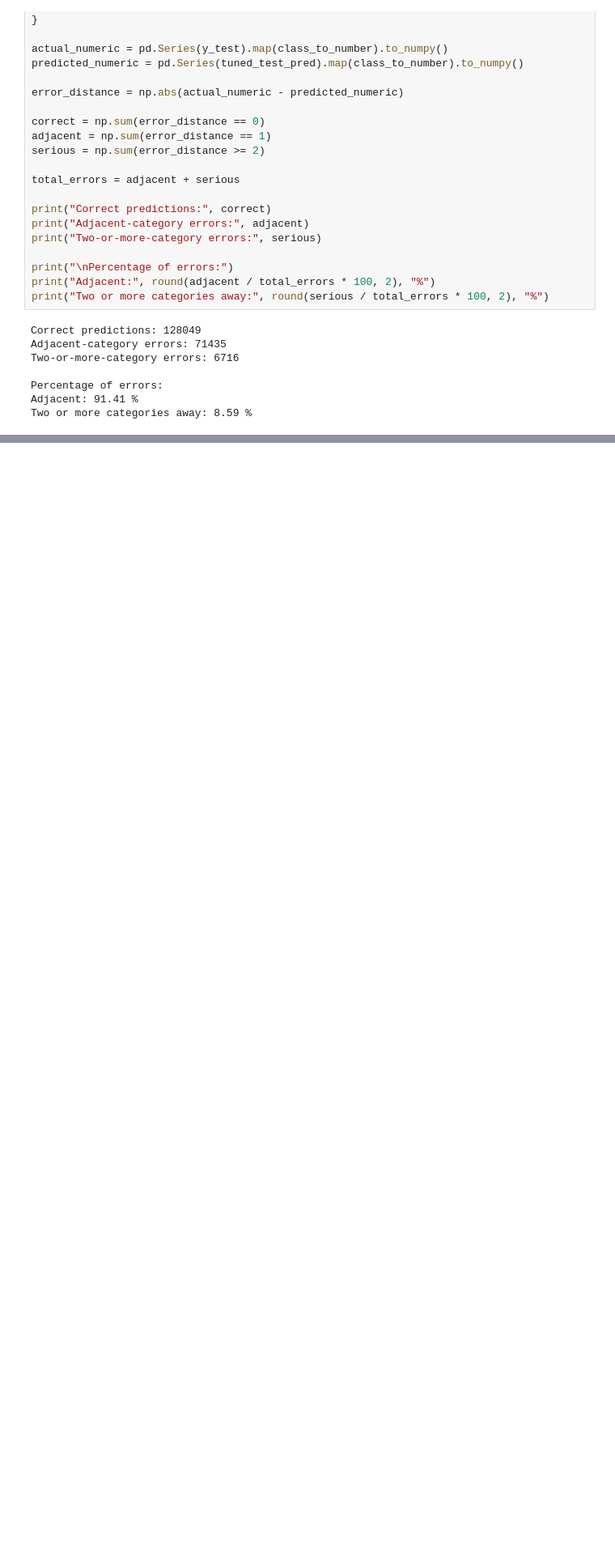
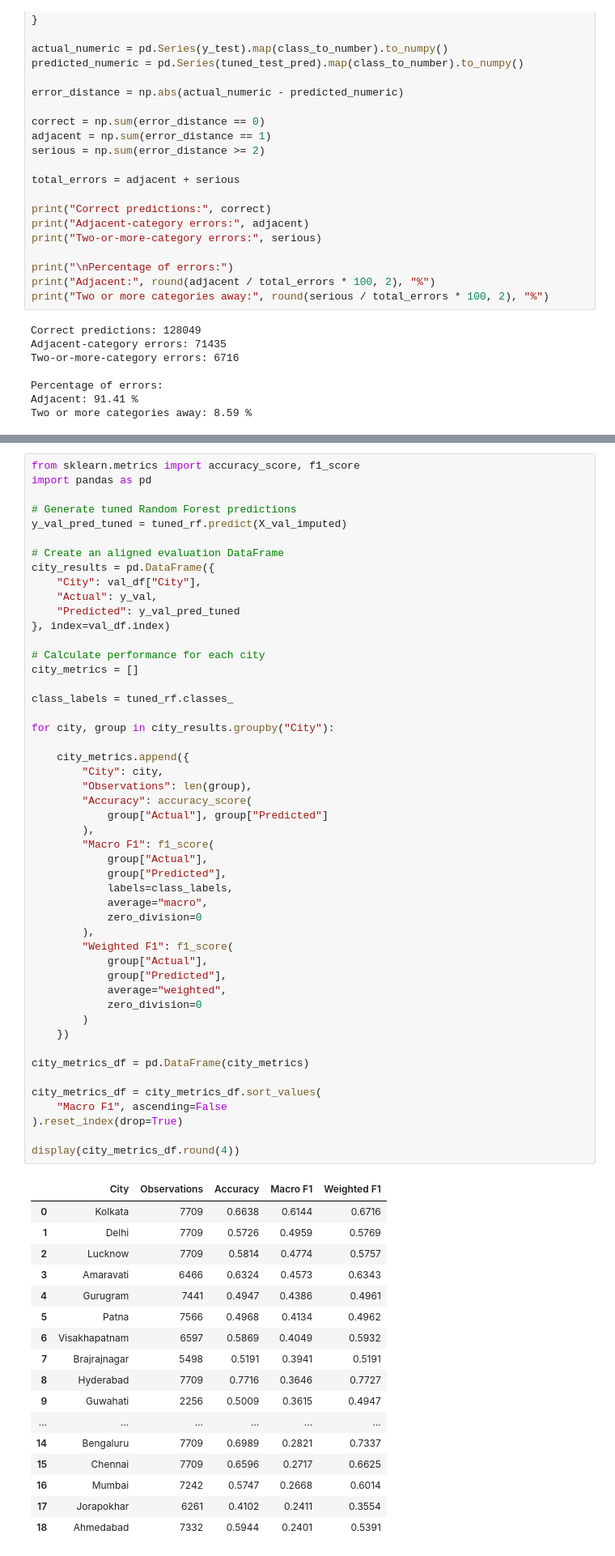
Before and after one commit to Fatimaaasaleem/air-quality-classification, a Jupyter notebook: notebooks/05_model_comparison_and_evaluation.ipynb, the cells around one changed output, grey strips where cells are left out. Shown at 81% size. Saved outputs shown, nothing was run; the diff lists cells and outputs as text; blank space fills up the shorter version.

```diff
--- a/notebooks/05_model_comparison_and_evaluation.ipynb
+++ b/notebooks/05_model_comparison_and_evaluation.ipynb
@@ -1676,0 +1889,67 @@ Two or more categories away: 8.59 %
+# %%
+from sklearn.metrics import accuracy_score, f1_score
+import pandas as pd
+
+# Generate tuned Random Forest predictions
+y_val_pred_tuned = tuned_rf.predict(X_val_imputed)
+
+# Create an aligned evaluation DataFrame
+city_results = pd.DataFrame({
+    "City": val_df["City"],
+    "Actual": y_val,
+    "Predicted": y_val_pred_tuned
+}, index=val_df.index)
+
+# Calculate performance for each city
+city_metrics = []
+
+class_labels = tuned_rf.classes_
+
+for city, group in city_results.groupby("City"):
+
+    city_metrics.append({
+        "City": city,
+        "Observations": len(group),
+        "Accuracy": accuracy_score(
+            group["Actual"], group["Predicted"]
+        ),
+        "Macro F1": f1_score(
+            group["Actual"],
+            group["Predicted"],
+            labels=class_labels,
+            average="macro",
+            zero_division=0
+        ),
+        "Weighted F1": f1_score(
+            group["Actual"],
+            group["Predicted"],
+            average="weighted",
+            zero_division=0
+        )
+    })
+
+city_metrics_df = pd.DataFrame(city_metrics)
+
+city_metrics_df = city_metrics_df.sort_values(
+    "Macro F1", ascending=False
+).reset_index(drop=True)
+
+display(city_metrics_df.round(4))
+# %% [output]
+|  | City | Observations | Accuracy | Macro F1 | Weighted F1 |
+| 0 | Kolkata | 7709 | 0.6638 | 0.6144 | 0.6716 |
+| 1 | Delhi | 7709 | 0.5726 | 0.4959 | 0.5769 |
+| 2 | Lucknow | 7709 | 0.5814 | 0.4774 | 0.5757 |
+| 3 | Amaravati | 6466 | 0.6324 | 0.4573 | 0.6343 |
+| 4 | Gurugram | 7441 | 0.4947 | 0.4386 | 0.4961 |
+| 5 | Patna | 7566 | 0.4968 | 0.4134 | 0.4962 |
+| 6 | Visakhapatnam | 6597 | 0.5869 | 0.4049 | 0.5932 |
+| 7 | Brajrajnagar | 5498 | 0.5191 | 0.3941 | 0.5191 |
+| 8 | Hyderabad | 7709 | 0.7716 | 0.3646 | 0.7727 |
+| 9 | Guwahati | 2256 | 0.5009 | 0.3615 | 0.4947 |
+| ... | ... | ... | ... | ... | ... |
+| 14 | Bengaluru | 7709 | 0.6989 | 0.2821 | 0.7337 |
+| 15 | Chennai | 7709 | 0.6596 | 0.2717 | 0.6625 |
+| 16 | Mumbai | 7242 | 0.5747 | 0.2668 | 0.6014 |
+| 17 | Jorapokhar | 6261 | 0.4102 | 0.2411 | 0.3554 |
+| 18 | Ahmedabad | 7332 | 0.5944 | 0.2401 | 0.5391 |
```
Also changed, not shown: parts of 23 cells of this notebook.
